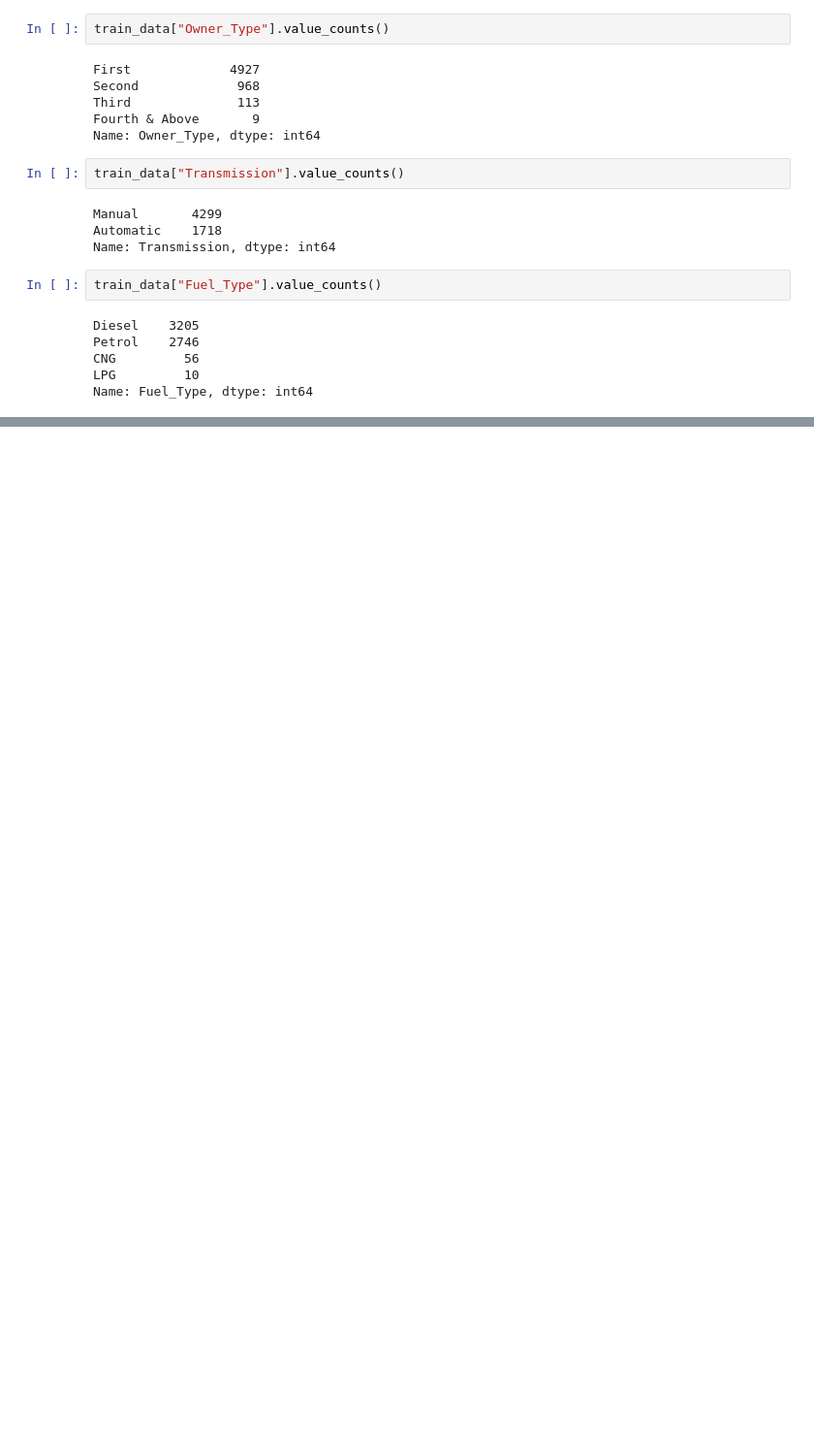
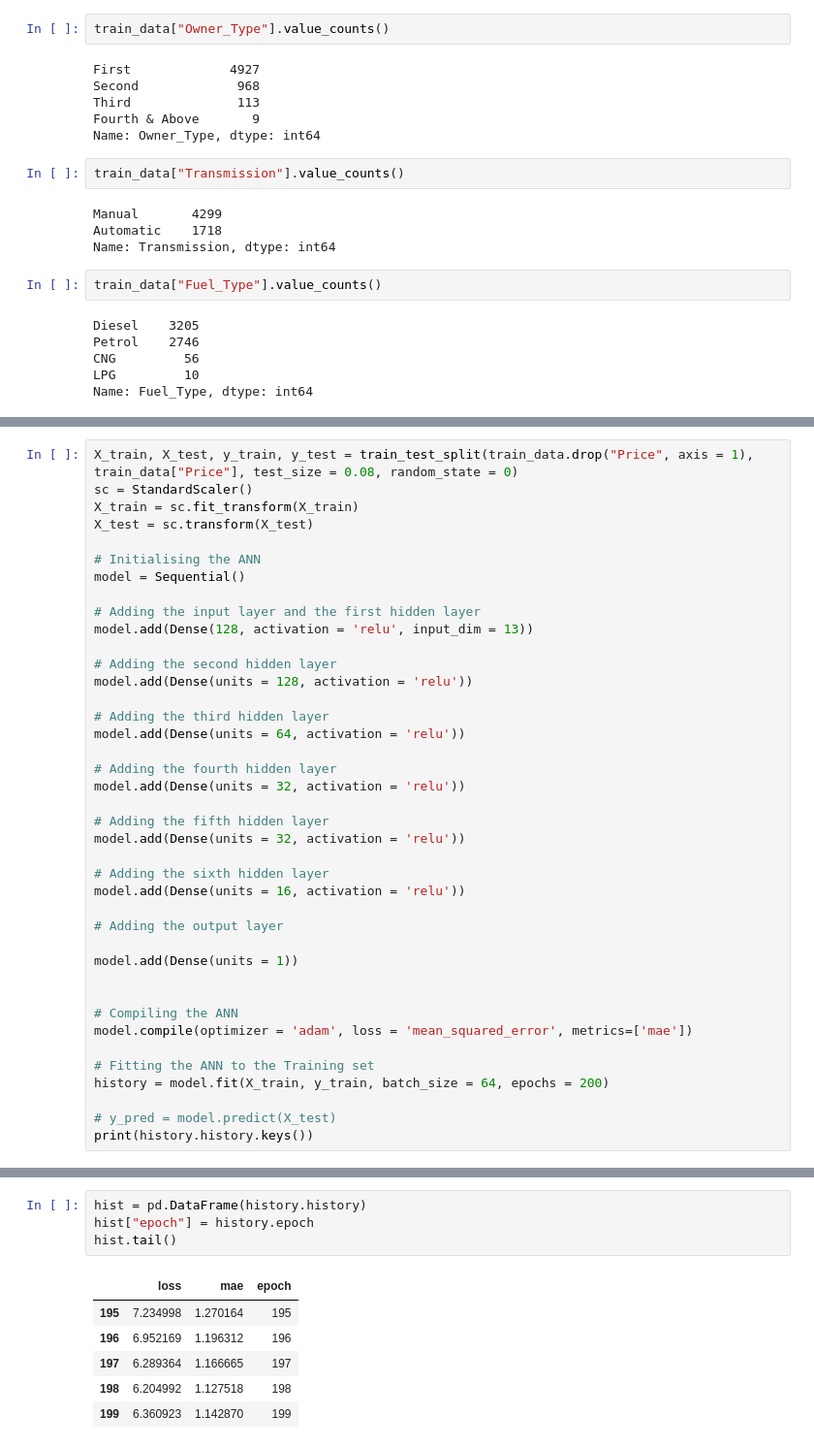
Before and after one commit to Smit1400/CarDealer, a Jupyter notebook: used-car-price-prediction.ipynb, the cells around one changed output, grey strips where cells are left out. Shown at 97% size. Drawn from its saved outputs; the diff is of its cells as text; blank space fills up the shorter version.

```diff
--- a/used-car-price-prediction.ipynb
+++ b/used-car-price-prediction.ipynb
@@ -358,0 +408,40 @@ train_data["Fuel_Type"].unique()
+# %%
+X_train, X_test, y_train, y_test = train_test_split(train_data.drop("Price", axis = 1), train_data["Price"], test_size = 0.08, random_state = 0)
+sc = StandardScaler()
+X_train = sc.fit_transform(X_train)
+X_test = sc.transform(X_test)
+
+# Initialising the ANN
+model = Sequential()
+
+# Adding the input layer and the first hidden layer
+model.add(Dense(128, activation = 'relu', input_dim = 13))
+
+# Adding the second hidden layer
+model.add(Dense(units = 128, activation = 'relu'))
+
+# Adding the third hidden layer
+model.add(Dense(units = 64, activation = 'relu'))
+
+# Adding the fourth hidden layer
+model.add(Dense(units = 32, activation = 'relu'))
+
+# Adding the fifth hidden layer
+model.add(Dense(units = 32, activation = 'relu'))
+
+# Adding the sixth hidden layer
+model.add(Dense(units = 16, activation = 'relu'))
+
+# Adding the output layer
+
+model.add(Dense(units = 1))
+
+
+# Compiling the ANN
+model.compile(optimizer = 'adam', loss = 'mean_squared_error', metrics=['mae'])
+
+# Fitting the ANN to the Training set
+history = model.fit(X_train, y_train, batch_size = 64, epochs = 200)
+
+# y_pred = model.predict(X_test)
+print(history.history.keys())
@@ -358,0 +466,11 @@ train_data["Fuel_Type"].unique()
+# %%
+hist = pd.DataFrame(history.history)
+hist["epoch"] = history.epoch
+hist.tail()
+# %% [output]
+|  | loss | mae | epoch |
+| 195 | 7.234998 | 1.270164 | 195 |
+| 196 | 6.952169 | 1.196312 | 196 |
+| 197 | 6.289364 | 1.166665 | 197 |
+| 198 | 6.204992 | 1.127518 | 198 |
+| 199 | 6.360923 | 1.142870 | 199 |
```
Also changed, not shown: parts of 11 cells of this notebook.
